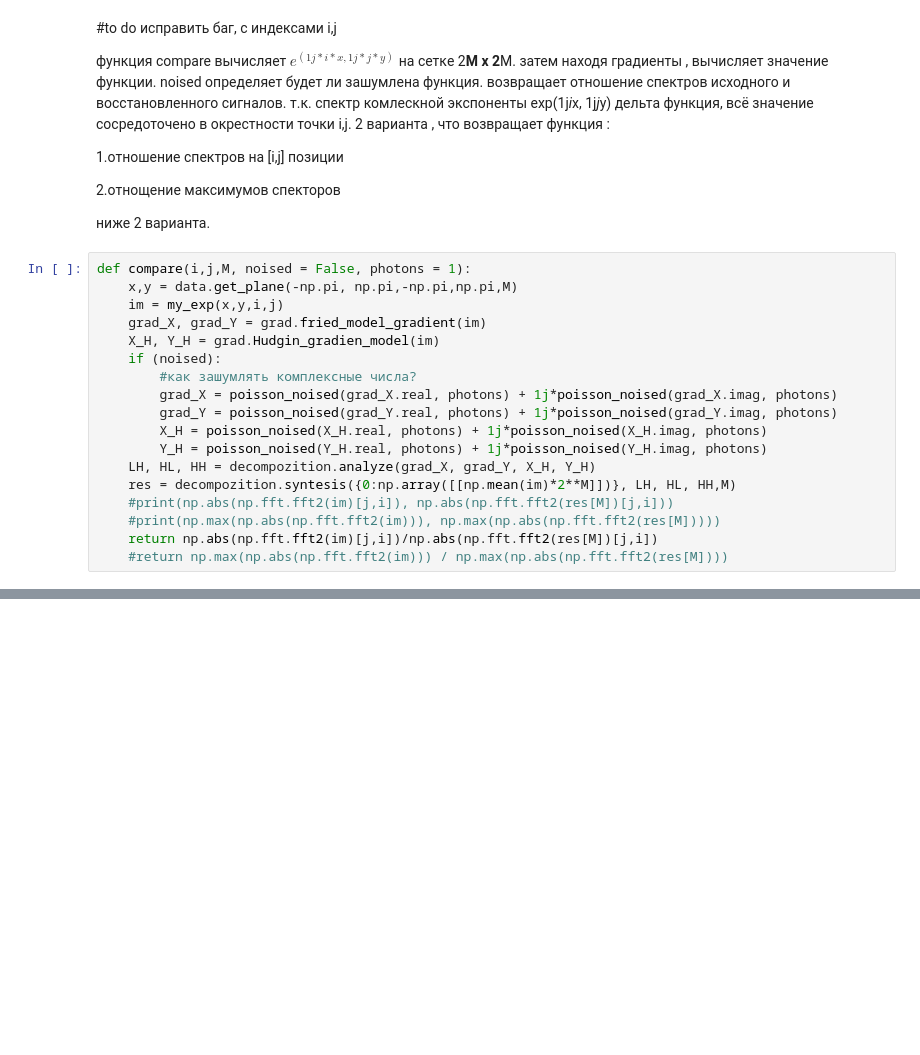
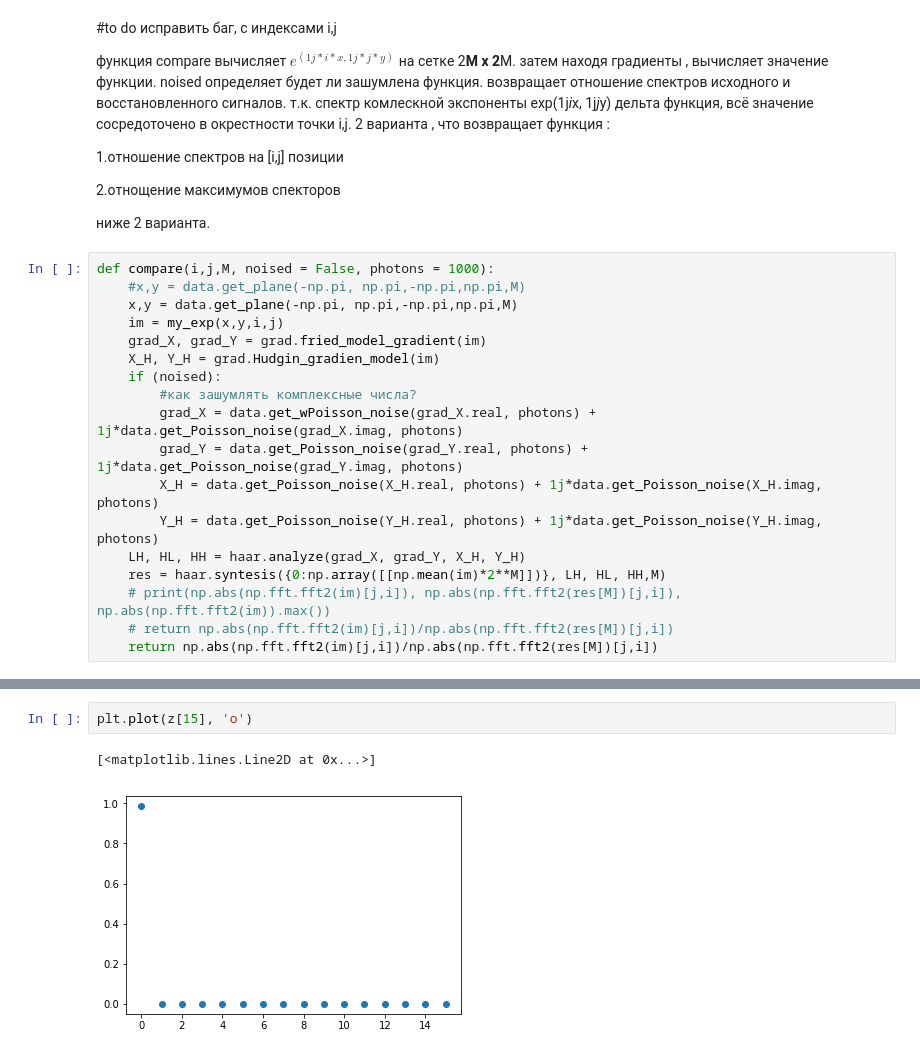
Before and after one commit to Satbek/-ourse-work-sem7, a Jupyter notebook: src/Частотная характеристика метода при зашумленных и незашумленных градиентах.ipynb, the cells around one changed output, grey strips where cells are left out. Saved outputs shown, nothing was run; the diff lists cells and outputs as text; blank space fills up the shorter version.

```diff
--- a/src/Частотная характеристика метода при зашумленных и незашумленных градиентах.ipynb
+++ b/src/Частотная характеристика метода при зашумленных и незашумленных градиентах.ipynb
@@ -75,21 +44,21 @@ noised определяет будет ли зашумлена функция.
 
 ниже 2 варианта.
 # %%
-def compare(i,j,M, noised = False, photons = 1):
+def compare(i,j,M, noised = False, photons = 1000):
+    #x,y = data.get_plane(-np.pi, np.pi,-np.pi,np.pi,M)
     x,y = data.get_plane(-np.pi, np.pi,-np.pi,np.pi,M)
     im = my_exp(x,y,i,j)
     grad_X, grad_Y = grad.fried_model_gradient(im)
     X_H, Y_H = grad.Hudgin_gradien_model(im)
     if (noised):
         #как зашумлять комплексные числа?
-        grad_X = poisson_noised(grad_X.real, photons) + 1j*poisson_noised(grad_X.imag, photons)
-        grad_Y = poisson_noised(grad_Y.real, photons) + 1j*poisson_noised(grad_Y.imag, photons)
-        X_H = poisson_noised(X_H.real, photons) + 1j*poisson_noised(X_H.imag, photons)
-        Y_H = poisson_noised(Y_H.real, photons) + 1j*poisson_noised(Y_H.imag, photons)
-    LH, HL, HH = decompozition.analyze(grad_X, grad_Y, X_H, Y_H)
-    res = decompozition.syntesis({0:np.array([[np.mean(im)*2**M]])}, LH, HL, HH,M)
-    #print(np.abs(np.fft.fft2(im)[j,i]), np.abs(np.fft.fft2(res[M])[j,i]))
-    #print(np.max(np.abs(np.fft.fft2(im))), np.max(np.abs(np.fft.fft2(res[M]))))
+        grad_X = data.get_wPoisson_noise(grad_X.real, photons) + 1j*data.get_Poisson_noise(grad_X.imag, photons)
+        grad_Y = data.get_Poisson_noise(grad_Y.real, photons) + 1j*data.get_Poisson_noise(grad_Y.imag, photons)
+        X_H = data.get_Poisson_noise(X_H.real, photons) + 1j*data.get_Poisson_noise(X_H.imag, photons)
+        Y_H = data.get_Poisson_noise(Y_H.real, photons) + 1j*data.get_Poisson_noise(Y_H.imag, photons)
+    LH, HL, HH = haar.analyze(grad_X, grad_Y, X_H, Y_H)
+    res = haar.syntesis({0:np.array([[np.mean(im)*2**M]])}, LH, HL, HH,M)
+    # print(np.abs(np.fft.fft2(im)[j,i]), np.abs(np.fft.fft2(res[M])[j,i]), np.abs(np.fft.fft2(im)).max())
+    # return np.abs(np.fft.fft2(im)[j,i])/np.abs(np.fft.fft2(res[M])[j,i])
     return np.abs(np.fft.fft2(im)[j,i])/np.abs(np.fft.fft2(res[M])[j,i])
-    #return np.max(np.abs(np.fft.fft2(im))) / np.max(np.abs(np.fft.fft2(res[M])))
 # %%
@@ -127,0 +135,5 @@ draw_plot(z)
+# %%
+plt.plot(z[15], 'o')
+# %% [output]
+[<matplotlib.lines.Line2D at 0x...>]
+[figure, added]
```
Also changed, not shown: parts of 18 cells of this notebook, 6 other files.
